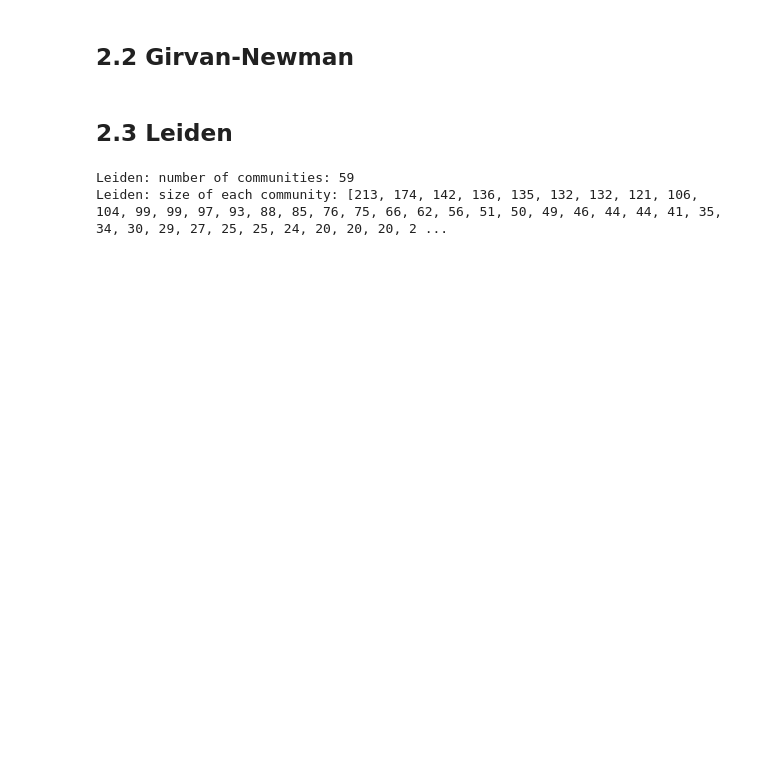
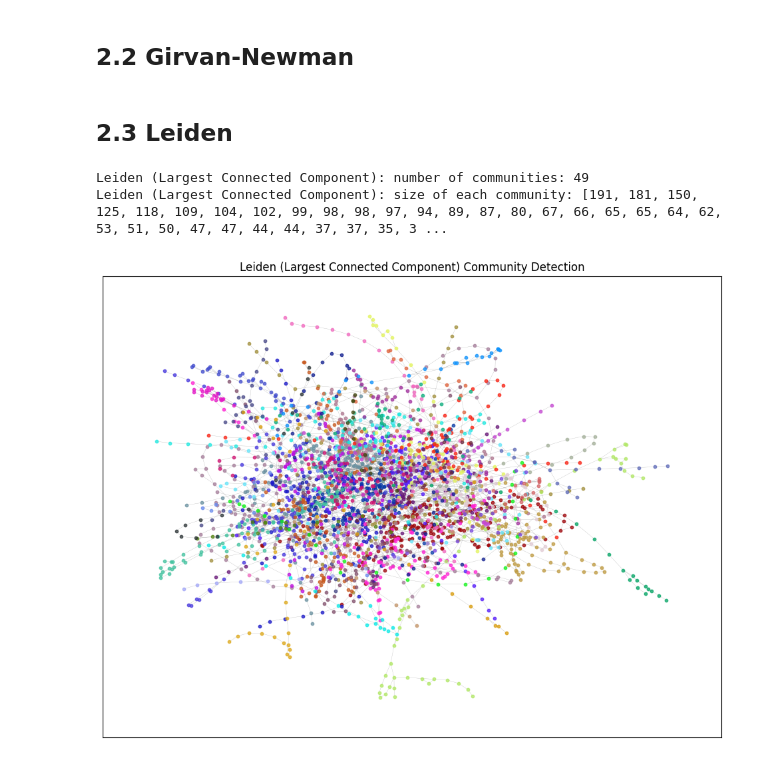
Before and after one commit to mattduerrmeier/sbb-analytics, a Jupyter notebook: community_detection.ipynb, the cells around one changed output. Saved outputs shown, nothing was run; the diff lists cells and outputs as text; code cells hidden in the pictures; blank space fills up the shorter version.

```diff
--- a/community_detection.ipynb
+++ b/community_detection.ipynb
@@ -134,20 +129,25 @@ plot_communities(G, gn, "Girvan Newman")
 import leidenalg as la
 import igraph as ig
 
-def leiden_communities(graph):
-    if isinstance(graph, nx.Graph):
-        graph = ig.Graph.from_networkx(graph)
+def leiden_communities(G):
+    if isinstance(G, nx.Graph):
+        graph = ig.Graph.from_networkx(G)
 
     partition = [set(comm) for comm in list(la.find_partition(graph, la.ModularityVertexPartition))]
 
-    return partition
+    name2id = {idx: name for idx, name in enumerate(list(G.nodes))}
+    comm = []
+    for com in partition:
+        comm.append({name2id[n] for n in com})
+    return comm
-# %%
-leiden = leiden_communities(G)
-
-community_stats(leiden, "Leiden")
-
-# TODO: plot leiden!
-# leiden returns edge number, not name; we should fix this as well
-# %% [output]
-Leiden: number of communities: 59
-Leiden: size of each community: [213, 174, 142, 136, 135, 132, 132, 121, 106, 104, 99, 99, 97, 93, 88, 85, 76, 75, 66, 62, 56, 51, 50, 49, 46, 44, 44, 41, 35, 34, 30, 29, 27, 25, 25, 24, 20, 20, 20, 2 ...
+# %%
+leiden = leiden_communities(G_lcc)
+
+community_stats(leiden, "Leiden (Largest Connected Component)")
+# %% [output]
+Leiden (Largest Connected Component): number of communities: 49
+Leiden (Largest Connected Component): size of each community: [191, 181, 150, 125, 118, 109, 104, 102, 99, 98, 98, 97, 94, 89, 87, 80, 67, 66, 65, 65, 64, 62, 53, 51, 50, 47, 47, 44, 44, 37, 37, 35, 3 ...
+# %%
+plot_communities(G_lcc, leiden, "Leiden (Largest Connected Component)")
+# %% [output]
+[figure, added]
```
Also changed, not shown: parts of 16 cells of this notebook, 7 other files.
